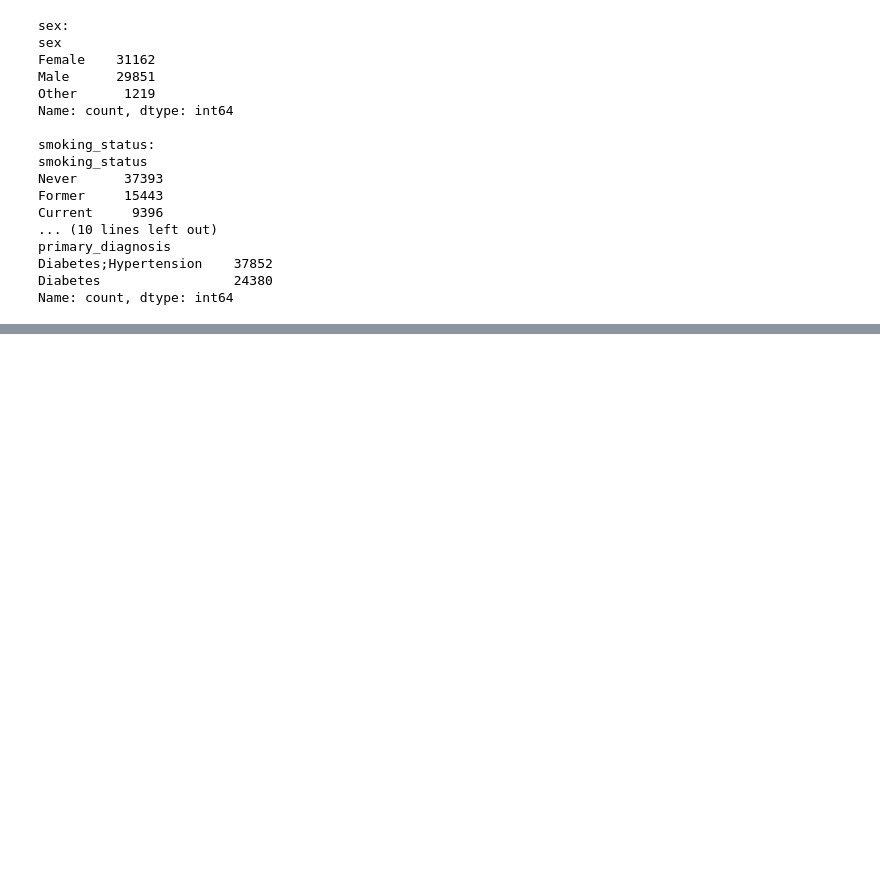
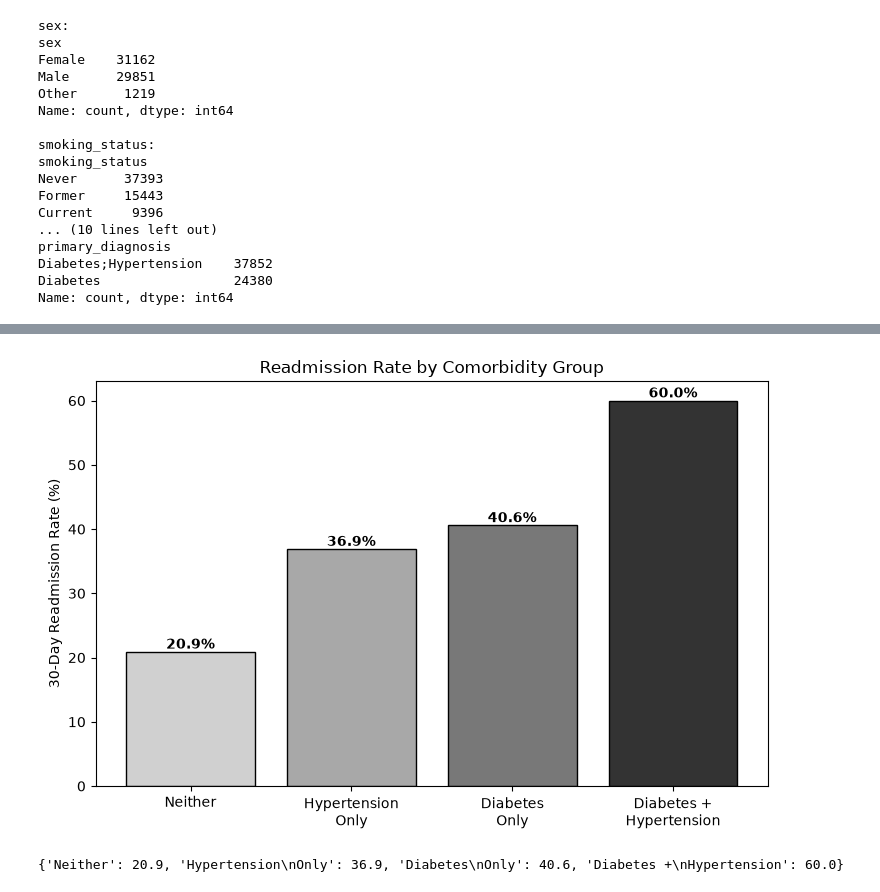
Before and after one commit to HamnaHaleem/medialert, a Jupyter notebook: notebooks/01_eda.ipynb, the cells around one changed output, grey strips where cells are left out. Saved outputs shown, nothing was run; the diff lists cells and outputs as text; code cells hidden in the pictures; blank space fills up the shorter version.

```diff
--- a/notebooks/01_eda.ipynb
+++ b/notebooks/01_eda.ipynb
@@ -103,0 +127,30 @@ diabetic_df.describe()
+# %%
+def comorbidity_group(row):
+    if row['diabetes'] == 1 and row['hypertension'] == 1:
+        return 'Diabetes +\nHypertension'
+    elif row['diabetes'] == 1:
+        return 'Diabetes\nOnly'
+    elif row['hypertension'] == 1:
+        return 'Hypertension\nOnly'
+    else:
+        return 'Neither'
+
+df['comorbidity_group'] = df.apply(comorbidity_group, axis=1)
+group_order = ['Neither', 'Hypertension\nOnly', 'Diabetes\nOnly', 'Diabetes +\nHypertension']
+readmit_by_group = df.groupby('comorbidity_group')['readmission_30'].mean().reindex(group_order) * 100
+
+fig, ax = plt.subplots(figsize=(7.5, 5))
+colors = ['#D0D0D0', '#A8A8A8', '#787878', '#333333']
+bars = ax.bar(readmit_by_group.index, readmit_by_group.values, color=colors, edgecolor='black', linewidth=1)
+for bar, val in zip(bars, readmit_by_group.values):
+    ax.text(bar.get_x() + bar.get_width()/2, val + 0.5, f'{val:.1f}%', ha='center', fontsize=10, weight='bold')
+ax.set_ylabel('30-Day Readmission Rate (%)')
+ax.set_title('Readmission Rate by Comorbidity Group')
+plt.tight_layout()
+plt.savefig('../results/figures/eda_readmission_by_comorbidity.png', dpi=150)
+plt.show()
+
+print(readmit_by_group.round(1).to_dict())
+# %% [output]
+[figure, added]
+{'Neither': 20.9, 'Hypertension\nOnly': 36.9, 'Diabetes\nOnly': 40.6, 'Diabetes +\nHypertension': 60.0}
```
Also changed, not shown: parts of 3 cells of this notebook, 3 other files.
